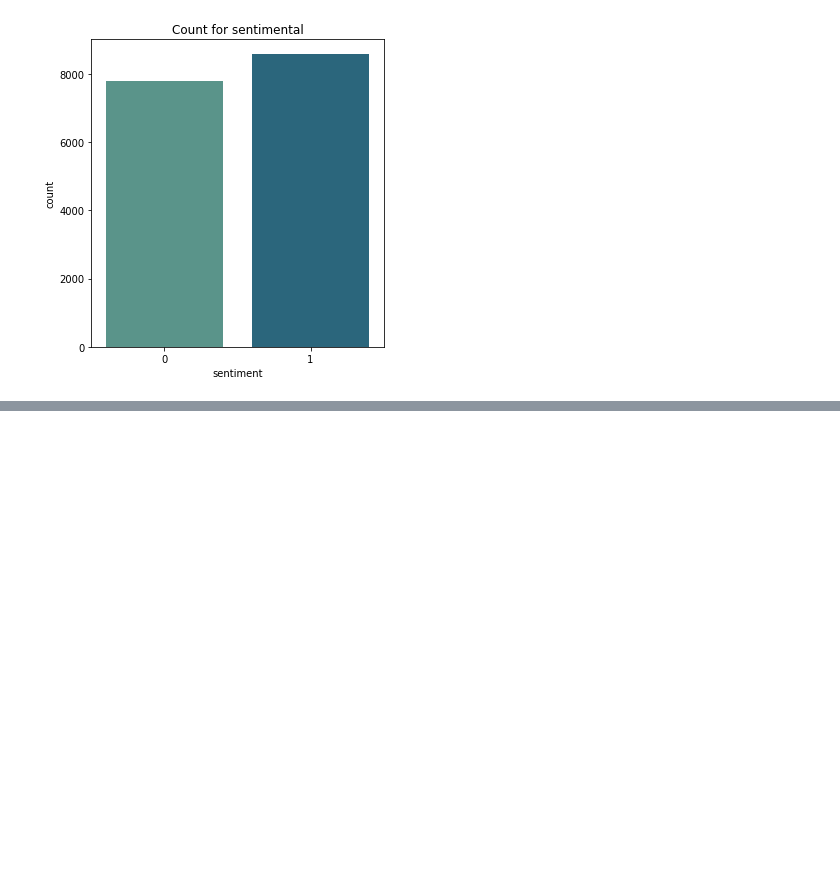
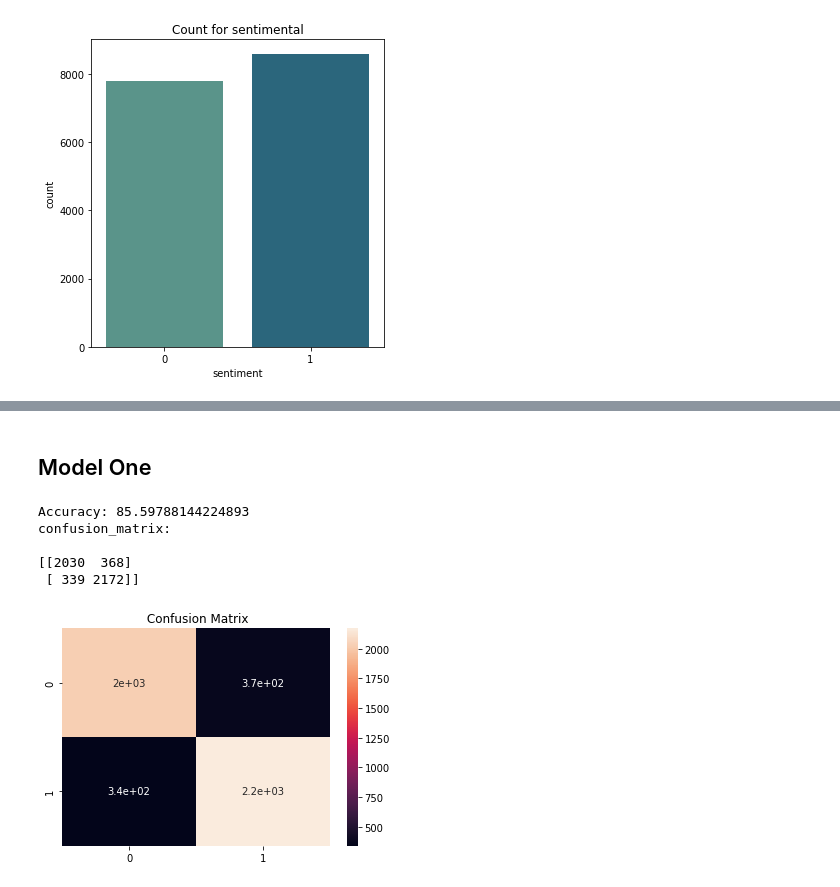
Before and after one commit to harishahamed26/Sentimental-Analysis, a Jupyter notebook: SentimentalAnalysis.ipynb, the cells around one changed output, grey strips where cells are left out. Drawn from its saved outputs; the diff is of its cells as text; code cells hidden in the pictures; blank space fills up the shorter version.

```diff
--- a/SentimentalAnalysis.ipynb
+++ b/SentimentalAnalysis.ipynb
@@ -110,6 +115,6 @@ df_sentimentalDS['text'] = df_sentimentalDS['text'].str.lower()
 
 df_sentimentalDS['text'] = df_sentimentalDS['text'].str.replace(r'[^\w\s]+', '') # Removing punctuations
 df_sentimentalDS['text'] = df_sentimentalDS['text'].str.replace(r'http\S+', '')  # Removing URL
-df_sentimentalDS['text'] = df_sentimentalDS['text'].str.replace(r'\W+', '')      # Removing Special Charaters
+df_sentimentalDS['text'] = df_sentimentalDS['text'].str.replace(r'[^\w\s]', '')      # Removing Special Charaters
 df_sentimentalDS['text']
 # %% [output]
@@ -127,0 +229,49 @@ Name: text, Length: 16363, dtype: object
+# %%
+# Defination of SVM Algorithm with plotting the graph.
+
+def Perform_SVM(X_train_text,X_val_text, Y_train, Y_test):
+
+# convert train and test text data to numeric vectors
+  X_train = vectorizer.transform(X_train_text)
+  X_test = vectorizer.transform(X_val_text)
+
+
+  clf = svm.SVC(kernel='linear', random_state=100)
+  clf.fit(X_train, Y_train)
+
+  # Make predictions on test data
+  Y_pred = clf.predict(X_test)
+  accuracy = metrics.accuracy_score(Y_test, Y_pred)
+  confusion_matrix = metrics.confusion_matrix(Y_test, Y_pred)
+  print(f'Accuracy: {accuracy * 100}')
+
+  print(f'confusion_matrix: \n')
+  print(confusion_matrix)
+  print('\n')
+
+  plt.title(' Confusion Matrix')
+  sns.heatmap(confusion_matrix , annot = True)
+  plt.show()
+  return accuracy * 100 , clf
+# %% [markdown]
+## Model One
+# %%
+# Train Test Split for the model 1 [Raw Text]
+
+x_train, x_test, y_train, y_test = train_test_split(df_sentimentalDS['text'] ,  df_sentimentalDS['sentiment'],
+                                   test_size=0.3, random_state = 100 )
+
+
+
+vectorizer = CountVectorizer()  # default: lowercase=True, ngram_range=(1,1)
+vectorizer.fit(x_train)
+vectorizer.fit(x_test)
+
+CV_M1_Accuracy, CV_M1 = Perform_SVM(x_train, x_test, y_train, y_test )
+# %% [output]
+Accuracy: 85.59788144224893
+confusion_matrix:
+
+[[2030  368]
+ [ 339 2172]]
+[figure, added]
```
Also changed, not shown: parts of 38 cells of this notebook.
